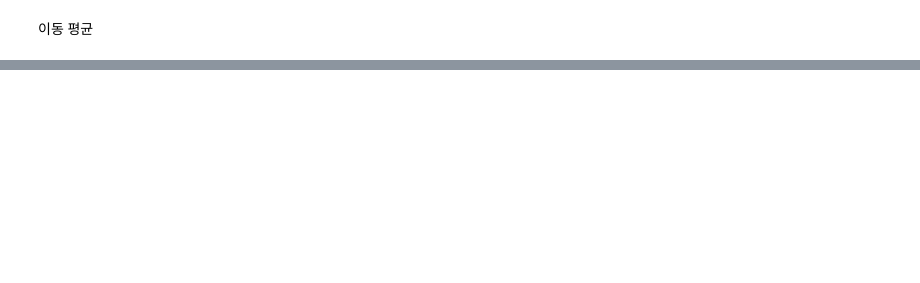
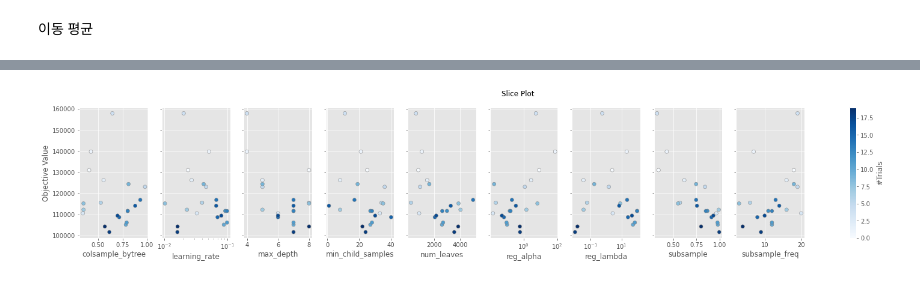
Before and after one commit to pobredward/jeju-speciality-price-prediction, a Jupyter notebook: code.ipynb, the cells around one changed output, grey strips where cells are left out. Cells and saved outputs as stored; diff of their text form; code cells hidden in the pictures; blank space fills up the shorter version.

```diff
--- a/code.ipynb
+++ b/code.ipynb
@@ -211,0 +172,12 @@ def lgb_objective(trial: Trial) -> float:
+# %%
+sampler = TPESampler(seed=basic_seed)
+lgb_study = optuna.create_study(study_name="lgb_parameter_opt", direction="minimize", sampler=sampler)
+lgb_study.optimize(lgb_objective, n_trials=num_trial)
+
+lgb_best_hyperparams = lgb_study.best_trial.params
+lgb_base_hyperparams = {'n_estimators':10000}
+lgb_best_hyperparams.update(lgb_base_hyperparams)
+
+# with open('../pkl/lgb_best_hyperparams.pickle', 'wb') as fw:
+#     pickle.dump(lgb_best_hyperparams, fw)
+print("The best hyperparameters are:\n", lgb_best_hyperparams)
@@ -211,0 +224,4 @@ def lgb_objective(trial: Trial) -> float:
+# %%
+optuna.visualization.matplotlib.plot_slice(lgb_study);
+# %% [output]
+[figure, added]
```
Also changed, not shown: parts of 30 cells of this notebook.
